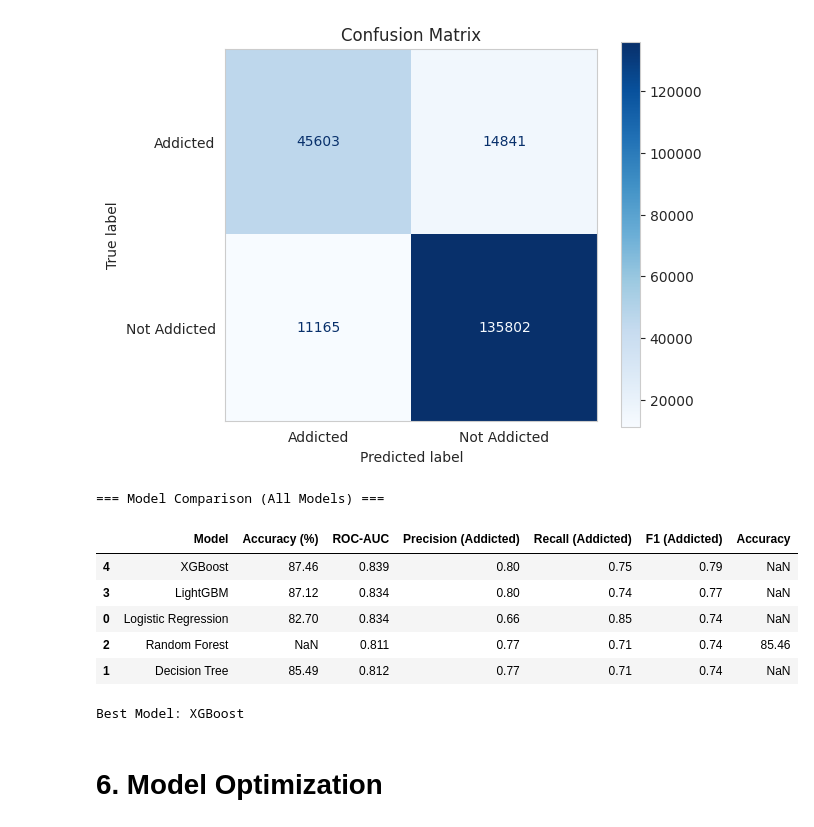
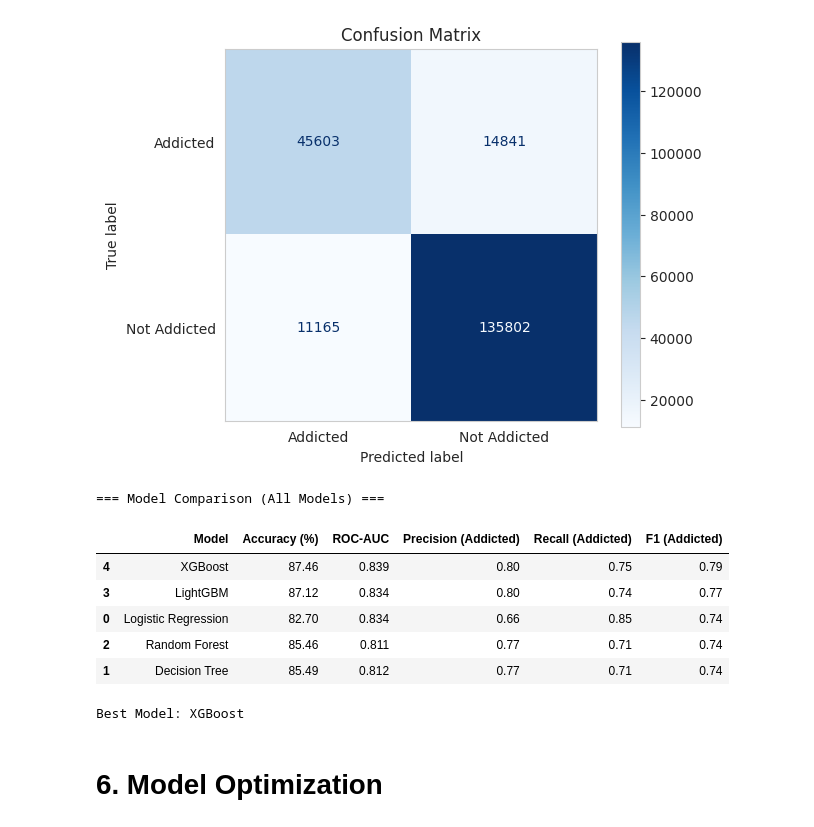
Before and after one commit to kamxsato/MIS444_Final_Project, a Jupyter notebook: 24104087_Final_Project.ipynb, the cells around one changed output. Saved outputs shown, nothing was run; the diff lists cells and outputs as text; code cells hidden in the pictures.

```diff
--- a/24104087_Final_Project.ipynb
+++ b/24104087_Final_Project.ipynb
@@ -945,7 +945,7 @@ results_list.append({
 
 results_list.append({
     'Model': 'Random Forest',
-    'Accuracy': 85.46,
+    'Accuracy (%)': 85.46,
     'ROC-AUC': 0.811,
     'Precision (Addicted)': 0.77,
     'Recall (Addicted)': 0.71,
@@ -953,39 +953,39 @@ results_list.append({
 })
 
 results_list.append({
     'Model': 'LightGBM',
     'Accuracy (%)': 87.12,
     'ROC-AUC': 0.834,
     'Precision (Addicted)': 0.80,
     'Recall (Addicted)': 0.74,
     'F1 (Addicted)': 0.77
 })
 
 results_list.append({
     'Model': 'XGBoost',
     'Accuracy (%)': 87.46,
     'ROC-AUC': 0.839,
     'Precision (Addicted)': 0.80,
     'Recall (Addicted)': 0.75,
     'F1 (Addicted)': 0.79
 })
 
 results_before = pd.DataFrame(results_list)
 results_before = results_before.sort_values(by='F1 (Addicted)', ascending=False)
 
 print("\n=== Model Comparison (All Models) ===")
 display(results_before)
 
 best_model = results_before.iloc[0]['Model']
 print(f"\nBest Model: {best_model}")
 # %% [output]
 === Model Comparison (All Models) ===
-|  | Model | Accuracy (%) | ROC-AUC | Precision (Addicted) | Recall (Addicted) | F1 (Addicted) | Accuracy |
-| 4 | XGBoost | 87.46 | 0.839 | 0.80 | 0.75 | 0.79 | NaN |
-| 3 | LightGBM | 87.12 | 0.834 | 0.80 | 0.74 | 0.77 | NaN |
-| 0 | Logistic Regression | 82.70 | 0.834 | 0.66 | 0.85 | 0.74 | NaN |
-| 2 | Random Forest | NaN | 0.811 | 0.77 | 0.71 | 0.74 | 85.46 |
-| 1 | Decision Tree | 85.49 | 0.812 | 0.77 | 0.71 | 0.74 | NaN |
+|  | Model | Accuracy (%) | ROC-AUC | Precision (Addicted) | Recall (Addicted) | F1 (Addicted) |
+| 4 | XGBoost | 87.46 | 0.839 | 0.80 | 0.75 | 0.79 |
+| 3 | LightGBM | 87.12 | 0.834 | 0.80 | 0.74 | 0.77 |
+| 0 | Logistic Regression | 82.70 | 0.834 | 0.66 | 0.85 | 0.74 |
+| 2 | Random Forest | 85.46 | 0.811 | 0.77 | 0.71 | 0.74 |
+| 1 | Decision Tree | 85.49 | 0.812 | 0.77 | 0.71 | 0.74 |
 Best Model: XGBoost
 # %% [markdown]
 # 6. Model Optimization
```
